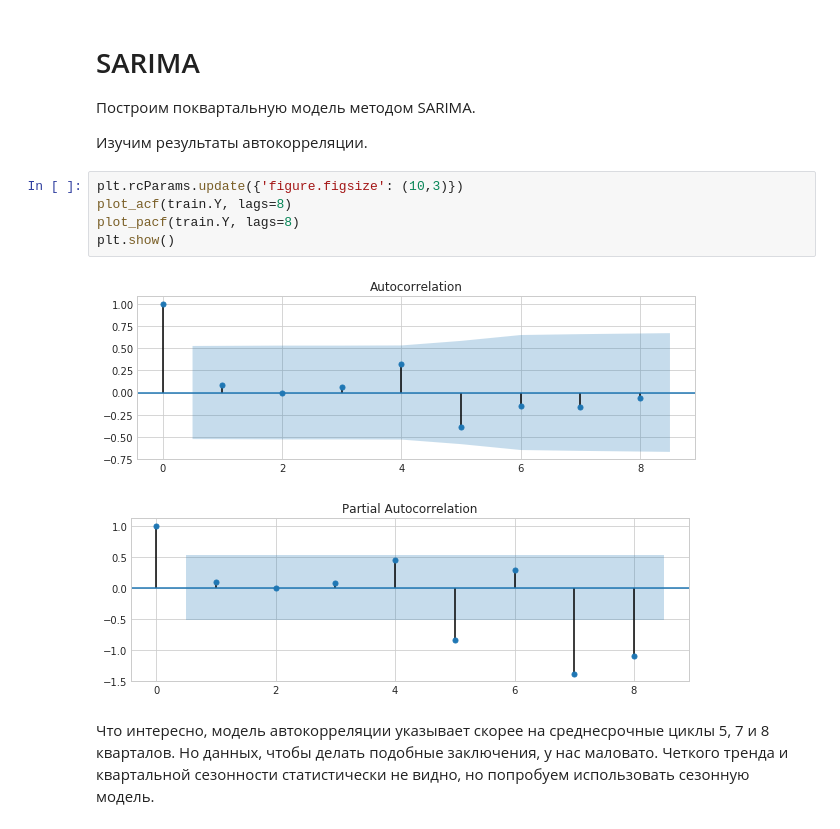
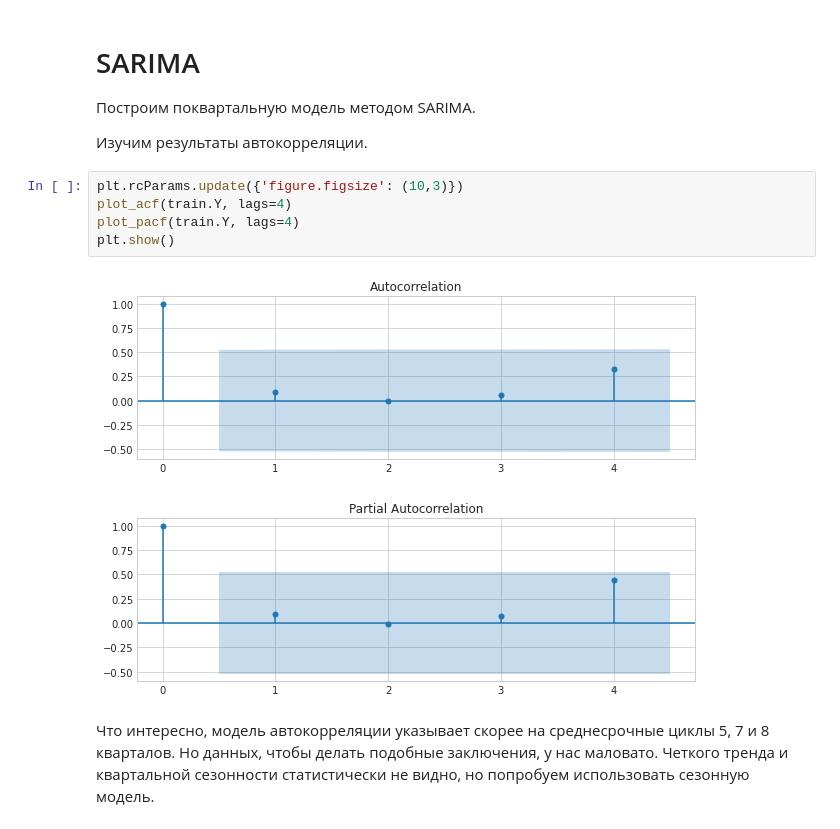
Before and after one commit to aikula/f2forecast, a Jupyter notebook: Home Sample.ipynb, the cells around one changed output. Drawn from its saved outputs; the diff is of its cells as text.

```diff
--- a/Home Sample.ipynb
+++ b/Home Sample.ipynb
@@ -781,12 +776,12 @@ plt.show()
 Изучим результаты автокорреляции.
 # %%
 plt.rcParams.update({'figure.figsize': (10,3)})
-plot_acf(train.Y, lags=8)
-plot_pacf(train.Y, lags=8)
+plot_acf(train.Y, lags=4)
+plot_pacf(train.Y, lags=4)
 plt.show()
 # %% [output]
-[figure, old version]
+[figure, new version]
-[figure, old version]
+[figure, new version]
 # %% [markdown]
 Что интересно, модель автокорреляции указывает скорее на среднесрочные циклы 5, 7 и 8 кварталов. Но данных, чтобы делать подобные заключения, у нас маловато. Четкого тренда и квартальной сезонности статистически не видно, но попробуем использовать сезонную модель.
 # %%
```
Also changed, not shown: parts of 60 cells of this notebook, 1 other file.
